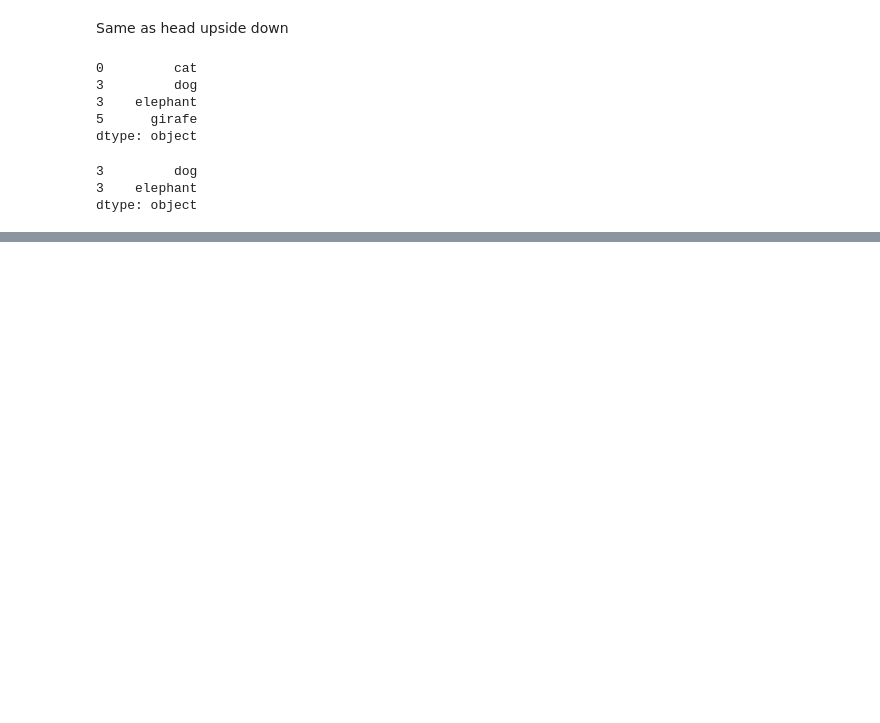
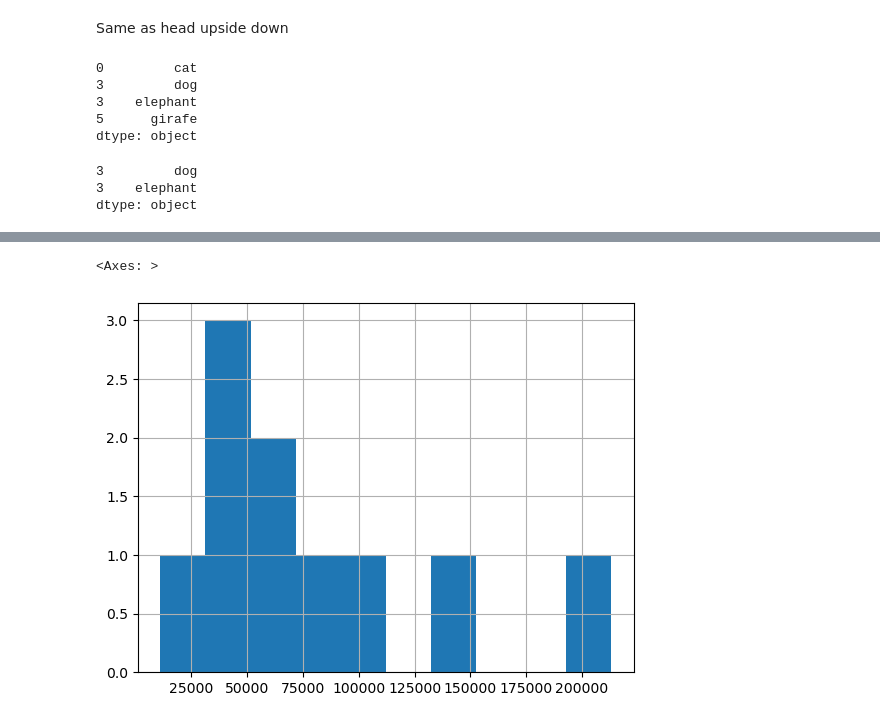
Before and after one commit to NamanTyagi00/DSML-1, a Jupyter notebook: part1.ipynb, the cells around one changed output, grey strips where cells are left out. Cells and saved outputs as stored; diff of their text form; code cells hidden in the pictures; blank space fills up the shorter version.

```diff
--- a/part1.ipynb
+++ b/part1.ipynb
@@ -195,0 +219,5 @@ dtype: object
+# %%
+cardata["Odometer (KM)"].hist()
+# %% [output]
+<Axes: >
+[figure, added]
```
Also changed, not shown: parts of 3 cells of this notebook, 5 other files.
